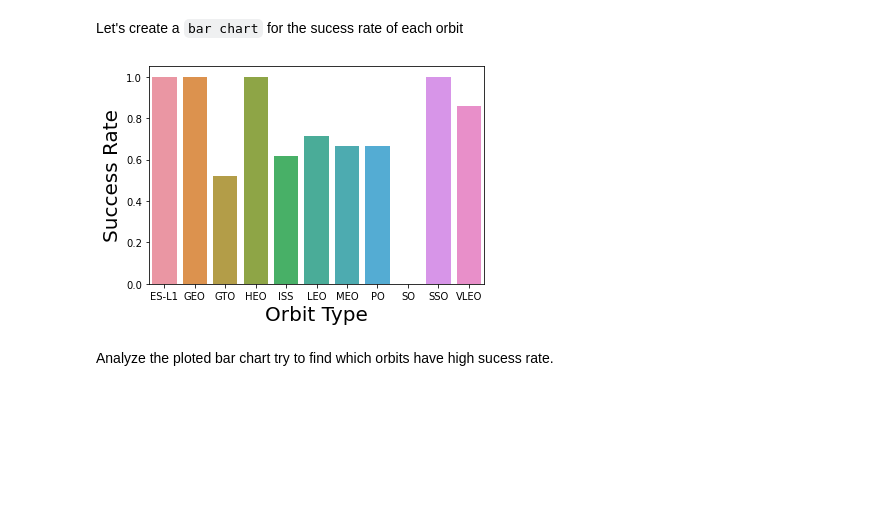
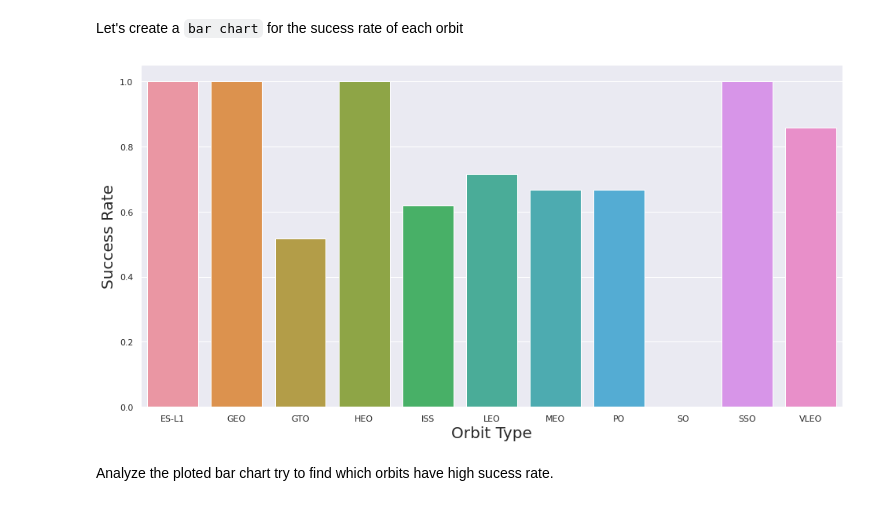
Before and after one commit to ali-haddadnia/IBM-Data-Science, a Jupyter notebook: EDA with Data Visualization.ipynb, the cells around one changed output. Cells and saved outputs as stored; diff of their text form; code cells hidden in the pictures; blank space fills up the shorter version.

```diff
--- a/EDA with Data Visualization.ipynb
+++ b/EDA with Data Visualization.ipynb
@@ -115,15 +117,16 @@ Let's create a `bar chart` for the sucess rate of each orbit
 # %%
 # HINT use groupby method on Orbit column and get the mean of Class column
 df_barchart=df[['Orbit', 'Class']]
 Bar_Chart_df=df_barchart.groupby(['Orbit']).mean()
 Bar_Chart_df.reset_index(inplace=True)
 
+sns.set(rc = {'figure.figsize':(16,8)})
 sns.barplot(x="Orbit", y="Class", data=Bar_Chart_df)
 plt.xlabel("Orbit Type",fontsize=20)
 plt.ylabel("Success Rate",fontsize=20)
 plt.show()
 # %% [output]
-[figure, old version]
+[figure, new version]
 # %% [markdown]
 Analyze the ploted bar chart try to find which orbits have high sucess rate.
 # %% [markdown]
```
Also changed, not shown: parts of 9 cells of this notebook.
